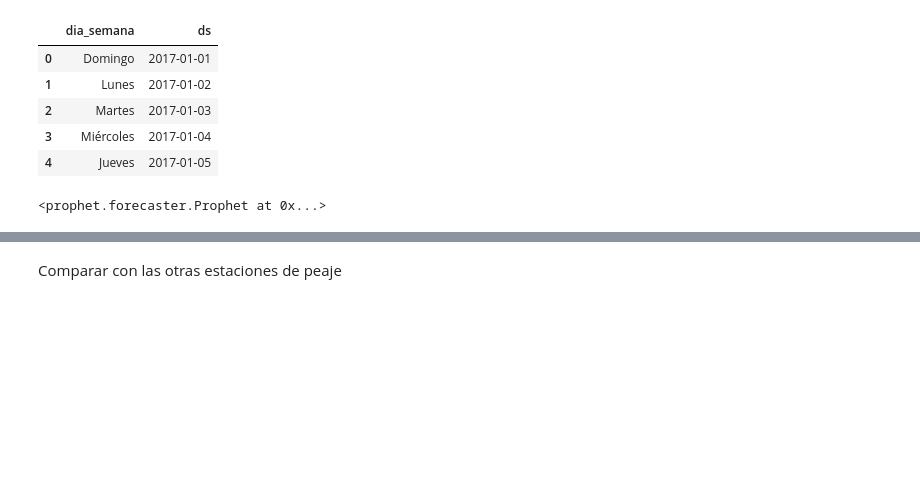
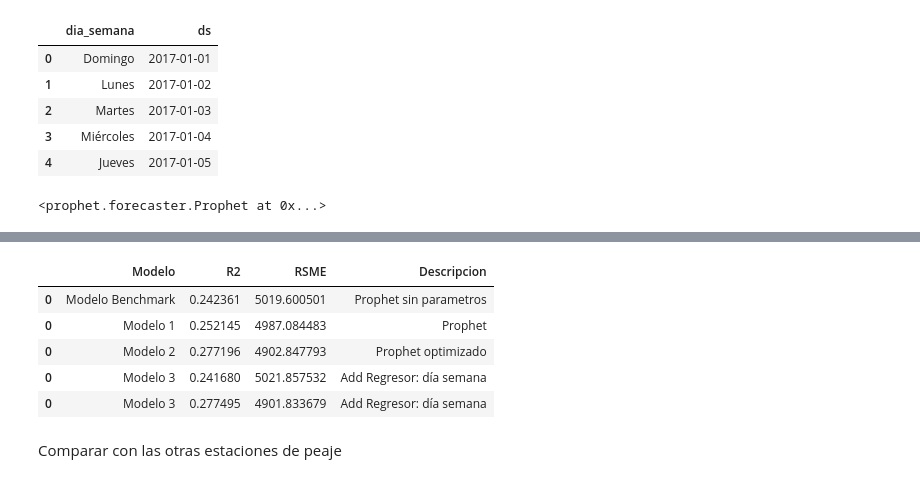
Before and after one commit to NachoRam123/Proyecto-3, a Jupyter notebook: DS_Proyecto_03_ST_RamellaIgnacio.ipynb, the cells around one changed output, grey strips where cells are left out. Saved outputs shown, nothing was run; the diff lists cells and outputs as text; code cells hidden in the pictures; blank space fills up the shorter version.

```diff
--- a/DS_Proyecto_03_ST_RamellaIgnacio.ipynb
+++ b/DS_Proyecto_03_ST_RamellaIgnacio.ipynb
@@ -1076,2 +1128,12 @@ INFO:prophet:Disabling daily seasonality. Run prophet with daily_seasonality=Tru
+# %%
+Metricas = cuadro_metricas(Metricas, 'Modelo 3', r2_m3, rmse_m3, descripcion = 'Add Regresor: día semana')
+Metricas
+# %% [output]
+|  | Modelo | R2 | RSME | Descripcion |
+| 0 | Modelo Benchmark | 0.242361 | 5019.600501 | Prophet sin parametros |
+| 0 | Modelo 1 | 0.252145 | 4987.084483 | Prophet |
+| 0 | Modelo 2 | 0.277196 | 4902.847793 | Prophet optimizado |
+| 0 | Modelo 3 | 0.241680 | 5021.857532 | Add Regresor: día semana |
+| 0 | Modelo 3 | 0.277495 | 4901.833679 | Add Regresor: día semana |
 # %% [markdown]
 Comparar con las otras estaciones de peaje
```
Also changed, not shown: parts of 13 cells of this notebook.
